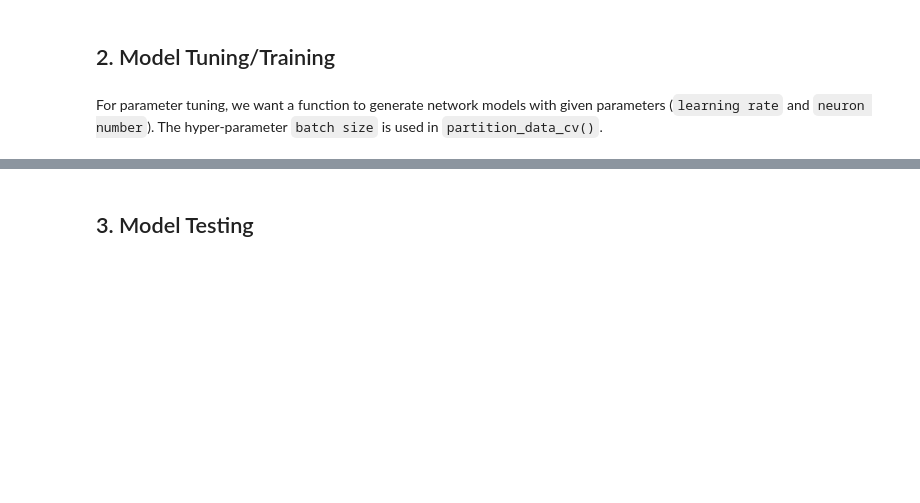
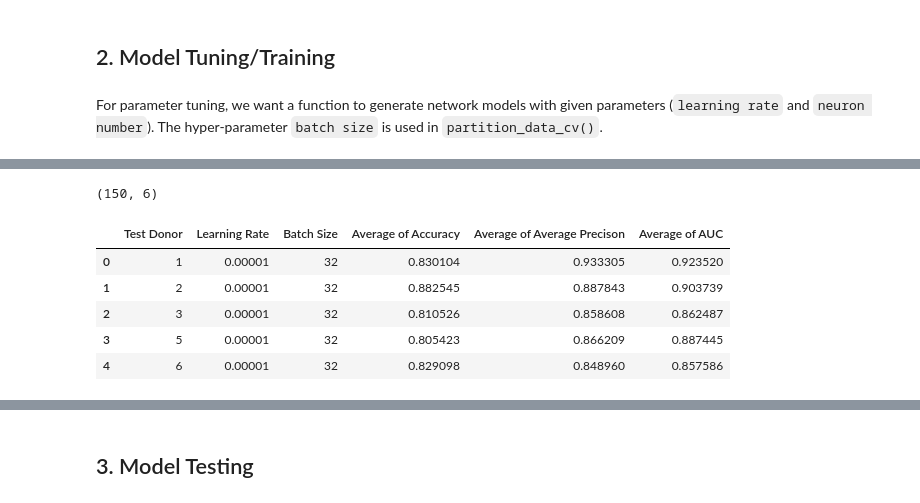
Before and after one commit to gitter-lab/t-cell-classification, a Jupyter notebook: simple_cnn_lenet.ipynb, the cells around one changed output, grey strips where cells are left out. Drawn from its saved outputs; the diff is of its cells as text; code cells hidden in the pictures; blank space fills up the shorter version.

```diff
--- a/simple_cnn_lenet.ipynb
+++ b/simple_cnn_lenet.ipynb
@@ -432,3 +466,17 @@ tuning_result
+# %%
+tuning_result = pd.read_csv('./resource/lenet_tune_result.csv')
+
+# It has 30 * 5 = 150 rows
+print(tuning_result.shape)
+tuning_result.head()
+# %% [output]
+(150, 6)
+|  | Test Donor | Learning Rate | Batch Size | Average of Accuracy | Average of Average Precison | Average of AUC |
+| 0 | 1 | 0.00001 | 32 | 0.830104 | 0.933305 | 0.923520 |
+| 1 | 2 | 0.00001 | 32 | 0.882545 | 0.887843 | 0.903739 |
+| 2 | 3 | 0.00001 | 32 | 0.810526 | 0.858608 | 0.862487 |
+| 3 | 5 | 0.00001 | 32 | 0.805423 | 0.866209 | 0.887445 |
+| 4 | 6 | 0.00001 | 32 | 0.829098 | 0.848960 | 0.857586 |
 # %%
 # Iterate through all the rows in the dataframe, and find the row which
 # has the largest average of average precision for each test donor
```
Also changed, not shown: parts of 31 cells of this notebook, 5 other files.
